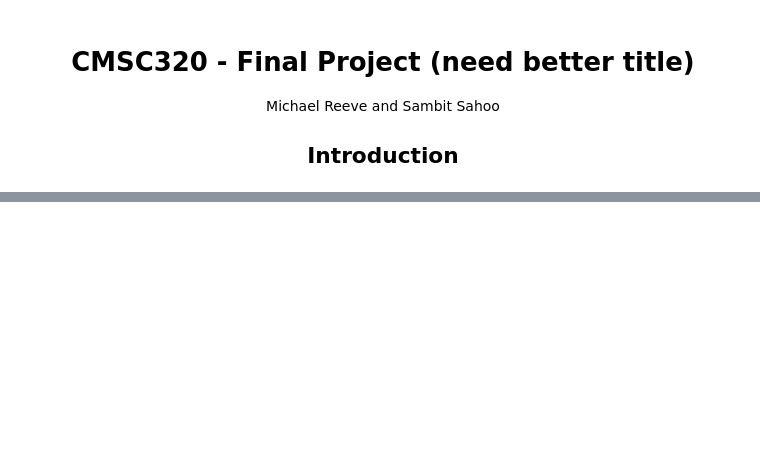
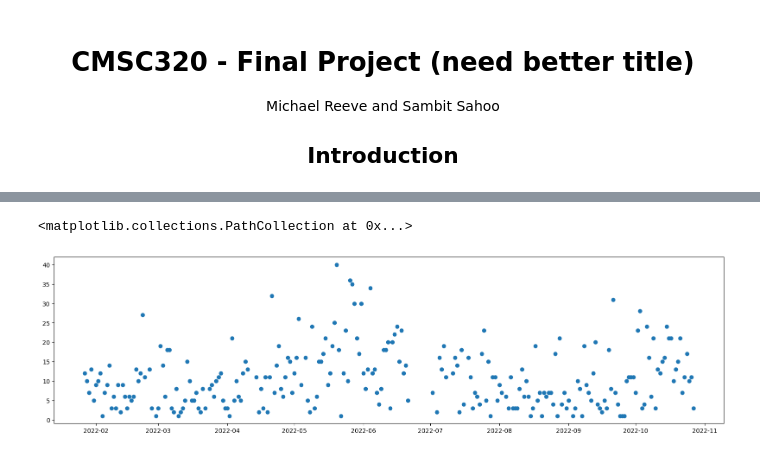
Before and after one commit to mreeve29/mreeve29.github.io, a Jupyter notebook: Mike_Working.ipynb, the cells around one changed output, grey strips where cells are left out. Saved outputs shown, nothing was run; the diff lists cells and outputs as text; code cells hidden in the pictures; blank space fills up the shorter version.

```diff
--- a/Mike_Working.ipynb
+++ b/Mike_Working.ipynb
@@ -24,0 +49,8 @@ df.plot.scatter(x="Date", y="Likes")
+# %%
+dates_count_group = df.groupby(by="Date", as_index=False).count()
+
+plt.figure(figsize=(20,5))
+plt.scatter(dates_count_group["Date"], dates_count_group["Tweets"])
+# %% [output]
+<matplotlib.collections.PathCollection at 0x...>
+[figure, added]
```
Also changed, not shown: parts of 8 cells of this notebook.
